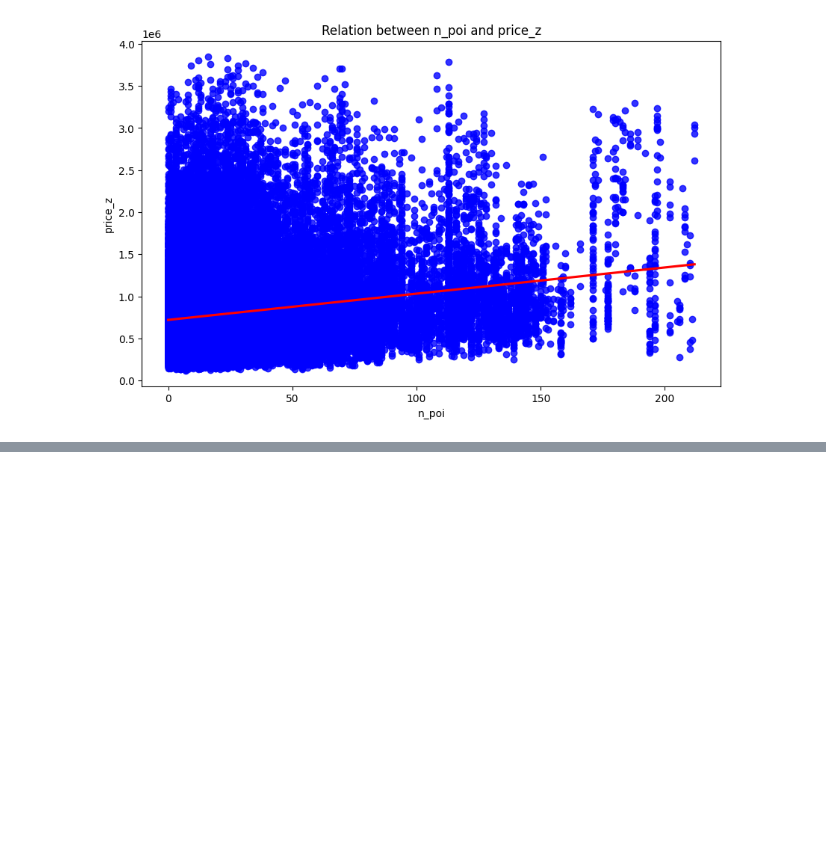
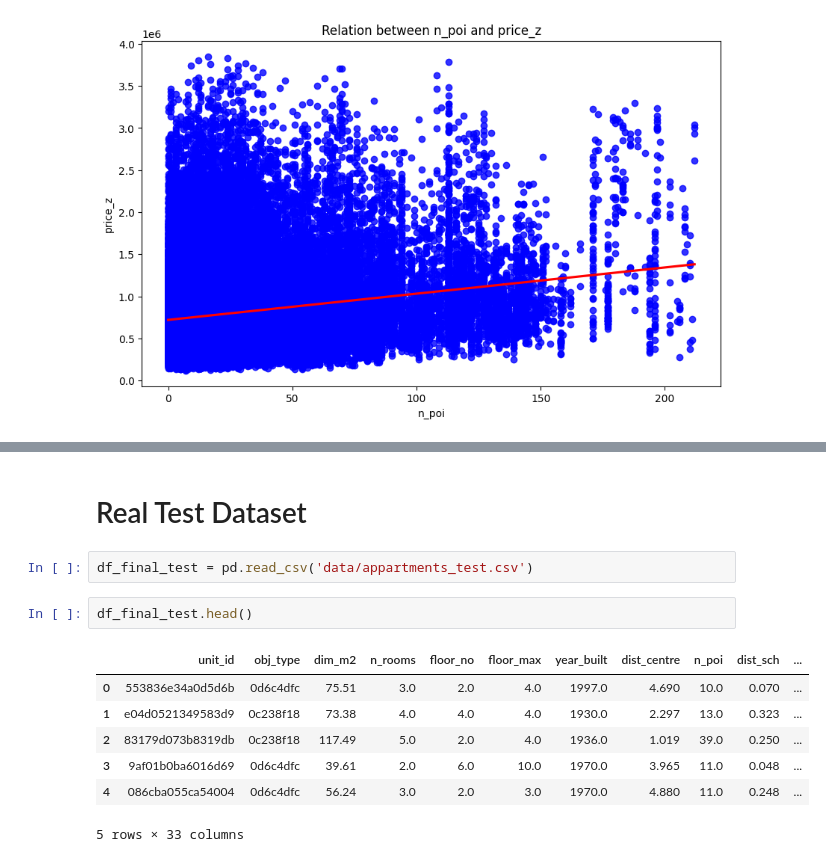
Before and after one commit to Mukhammadkodir27/Machine_Learning_Projects, a Jupyter notebook: Project-ML.ipynb, the cells around one changed output, grey strips where cells are left out. Cells and saved outputs as stored; diff of their text form; blank space fills up the shorter version.

```diff
--- a/Project-ML.ipynb
+++ b/Project-ML.ipynb
@@ -956,0 +1776,14 @@ strong multicollinearity or other numerical problems.
+# %% [markdown]
+# Real Test Dataset
+# %%
+df_final_test = pd.read_csv('data/appartments_test.csv')
+# %%
+df_final_test.head()
+# %% [output]
+|  | unit_id | obj_type | dim_m2 | n_rooms | floor_no | floor_max | year_built | dist_centre | n_poi | dist_sch | ... |
+| 0 | 553836e34a0d5d6b | 0d6c4dfc | 75.51 | 3.0 | 2.0 | 4.0 | 1997.0 | 4.690 | 10.0 | 0.070 | ... |
+| 1 | e04d0521349583d9 | 0c238f18 | 73.38 | 4.0 | 4.0 | 4.0 | 1930.0 | 2.297 | 13.0 | 0.323 | ... |
+| 2 | 83179d073b8319db | 0c238f18 | 117.49 | 5.0 | 2.0 | 4.0 | 1936.0 | 1.019 | 39.0 | 0.250 | ... |
+| 3 | 9af01b0ba6016d69 | 0d6c4dfc | 39.61 | 2.0 | 6.0 | 10.0 | 1970.0 | 3.965 | 11.0 | 0.048 | ... |
+| 4 | 086cba055ca54004 | 0d6c4dfc | 56.24 | 3.0 | 2.0 | 3.0 | 1970.0 | 4.880 | 11.0 | 0.248 | ... |
+5 rows × 33 columns
```
Also changed, not shown: parts of 92 cells of this notebook.
